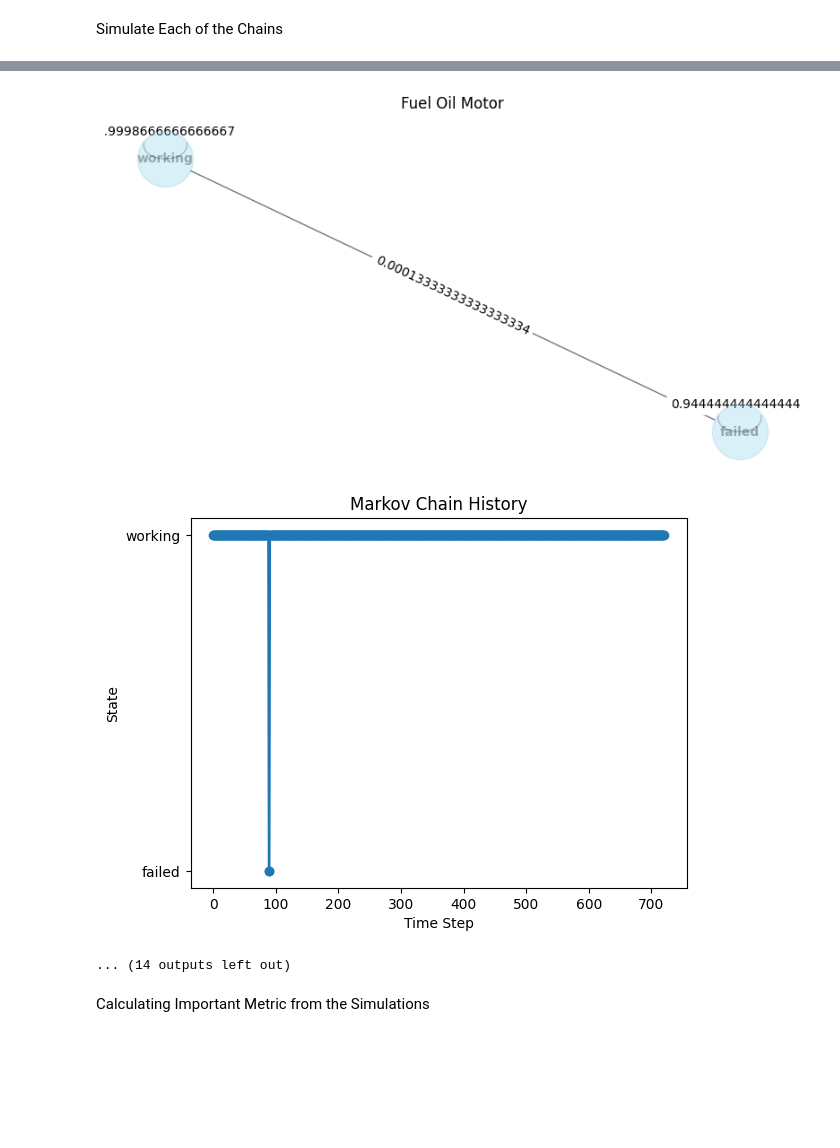
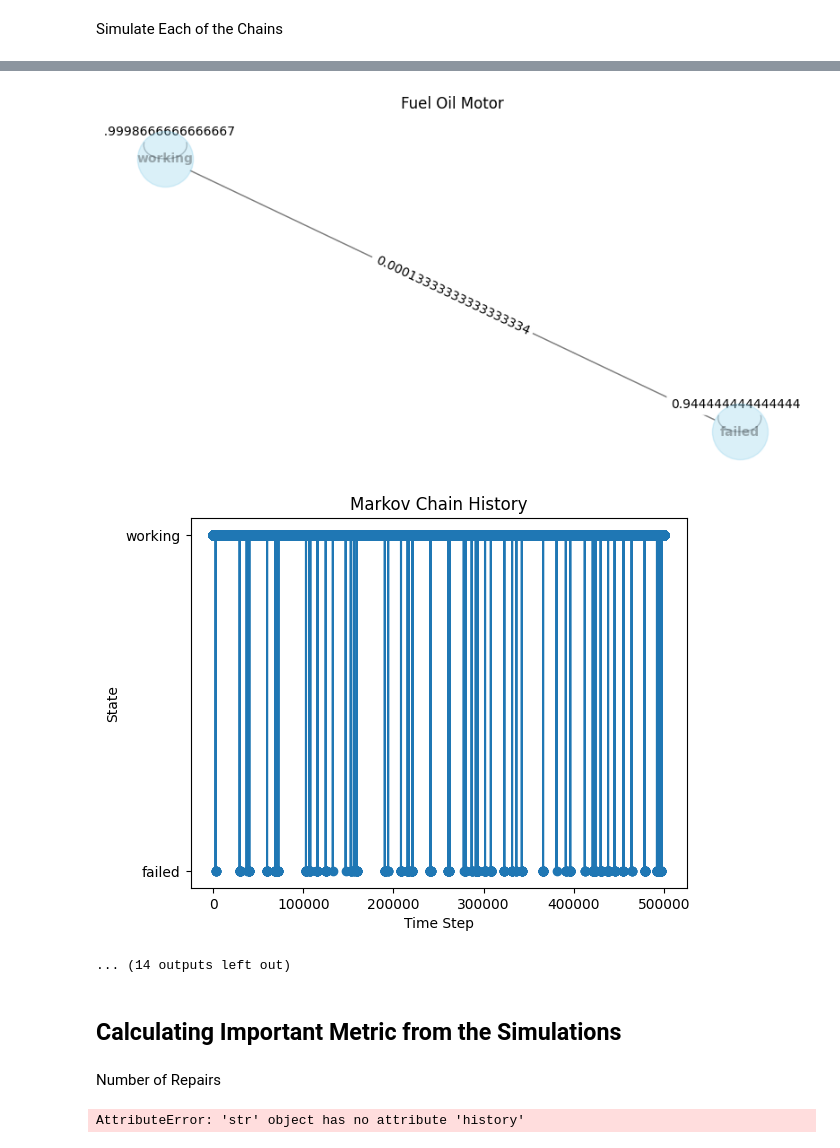
Before and after one commit to andreyaW/KISS, a Jupyter notebook: shipClassTests/T-AO_markov_chain_test.ipynb, the cells around one changed output, grey strips where cells are left out. Cells and saved outputs as stored; diff of their text form; code cells hidden in the pictures; blank space fills up the shorter version.

Commit message:
starting to add metrics calculations

```diff
--- a/shipClassTests/T-AO_markov_chain_test.ipynb
+++ b/shipClassTests/T-AO_markov_chain_test.ipynb
@@ -118,8 +115,8 @@ states = {0: 'failed',
 for comp in data.Component:
     comp_MC = MarkovChain(states, transition_matrices[comp])
     comp_MC.drawChain(comp)
-    # comp_MC.simulate(500000)          # extra long example
-    comp_MC.simulate(720)               # 720HRs (30 days)
+    comp_MC.simulate(500000)          # extra long example
+    # comp_MC.simulate(720)               # 720HRs (30 days)
     comp_MC.plotHistory()
 # %% [output]
 [figure]
@@ -135,5 +132,25 @@ for comp in data.Component:
 [figure]
-[figure, old version]
+[figure, new version]
 ... (14 outputs left out)
 # %% [markdown]
-Calculating Important Metric from the Simulations
+## Calculating Important Metric from the Simulations
+# %% [markdown]
+Number of Repairs
+# %%
+#number of repairs per component
+comp_repairs_count = {}
+
+# loop through each component and count the number of repairs
+for comp in data.Component:
+    repairs = 0
+
+    # repair is an improvement in state (from 0 to 1)
+    for i,state in len(comp.history):
+        if state[i+1] > state:
+            repairs+=1
+
+    comp_repairs_count[comp] = repairs
+
+print(comp_repairs_count)
+# %% [output]
+AttributeError: 'str' object has no attribute 'history'
```
Also changed, not shown: parts of 2 cells of this notebook, 1 other file.
